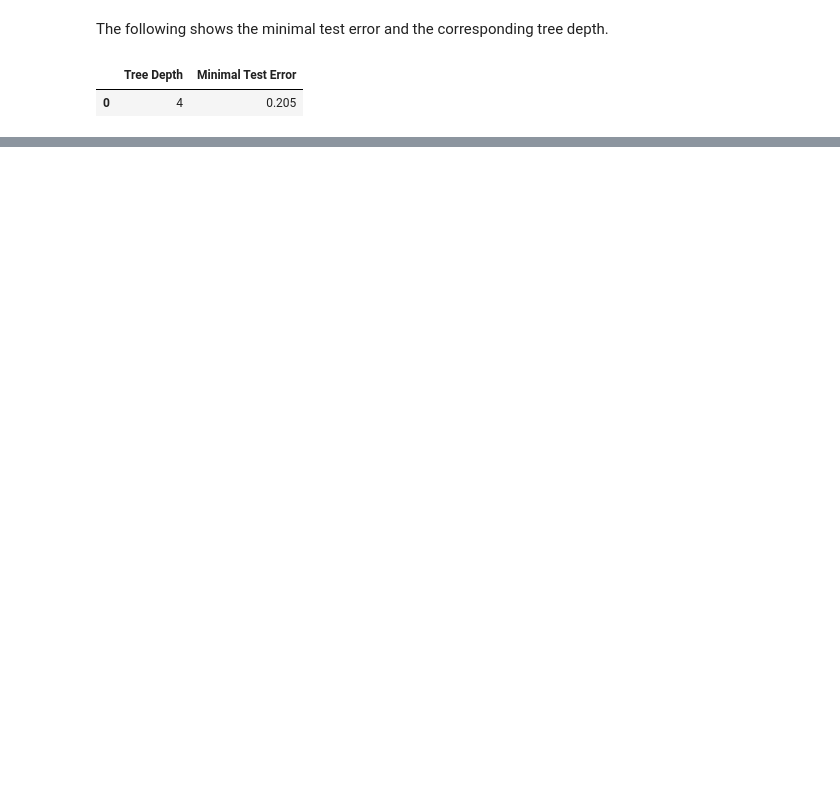
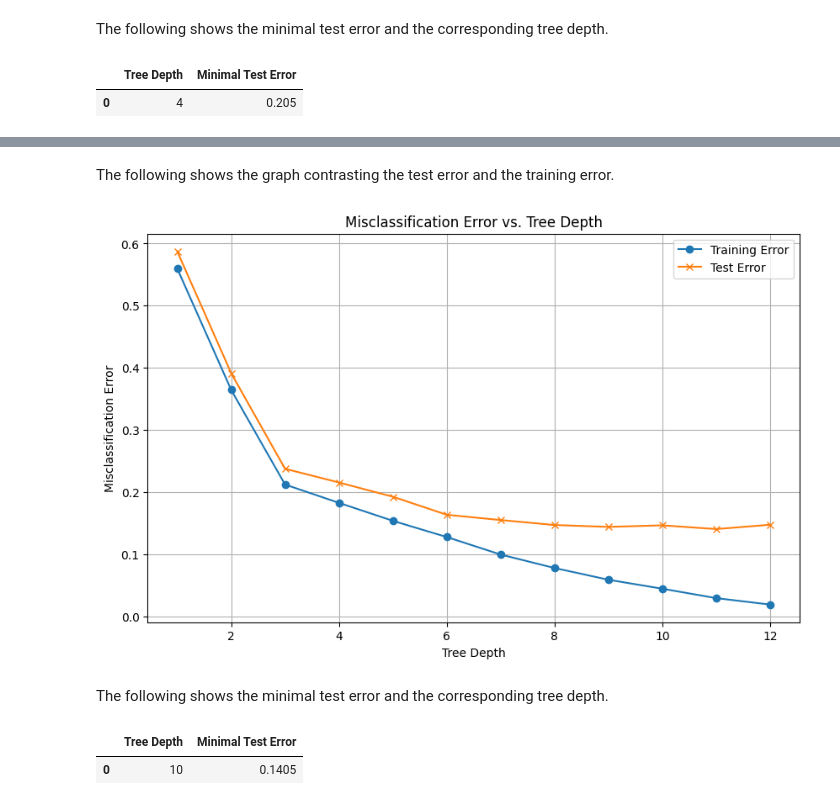
Before and after one commit to mao1756/STA5635_fa23, a Jupyter notebook: HW1/HW1.ipynb, the cells around one changed output, grey strips where cells are left out. Cells and saved outputs as stored; diff of their text form; code cells hidden in the pictures; blank space fills up the shorter version.

```diff
--- a/HW1/HW1.ipynb
+++ b/HW1/HW1.ipynb
@@ -72,0 +95,44 @@ df
+# %%
+train_error = []
+test_error = []
+
+# Create-train-predict decision trees and calculate misclassification rates
+for depth in range(1,13):
+    clf  = tree.DecisionTreeClassifier(max_depth=depth, random_state = 0)
+    clf = clf.fit(satimage_x, satimage_y)
+
+    train_pred = clf.predict(satimage_x)
+    test_pred = clf.predict(satimage_x_test)
+
+    train_error.append(1-metrics.accuracy_score(satimage_y, train_pred))
+    test_error.append(1-metrics.accuracy_score(satimage_y_test, test_pred))
+# %% [markdown]
+The following shows the graph contrasting the test error and the training error.
+# %%
+# Plotting misclassification errors
+plt.figure(figsize=(10, 6))
+plt.plot(range(1,13), train_error, marker='o', label='Training Error')
+plt.plot(range(1,13), test_error, marker='x', label='Test Error')
+plt.xlabel('Tree Depth')
+plt.ylabel('Misclassification Error')
+plt.title('Misclassification Error vs. Tree Depth')
+plt.legend()
+plt.grid(True)
+plt.show()
+# %% [output]
+[figure, added]
+# %% [markdown]
+The following shows the minimal test error and the corresponding tree depth.
+# %%
+#Create a dataframe so that it looks nicer
+
+table = {
+    'Tree Depth': [test_error.index(min(test_error))],
+    'Minimal Test Error': [min(test_error)]
+}
+
+df = pd.DataFrame(table)
+df
+# %% [output]
+|  | Tree Depth | Minimal Test Error |
+| 0 | 10 | 0.1405 |
```
Also changed, not shown: parts of 26 cells of this notebook.
